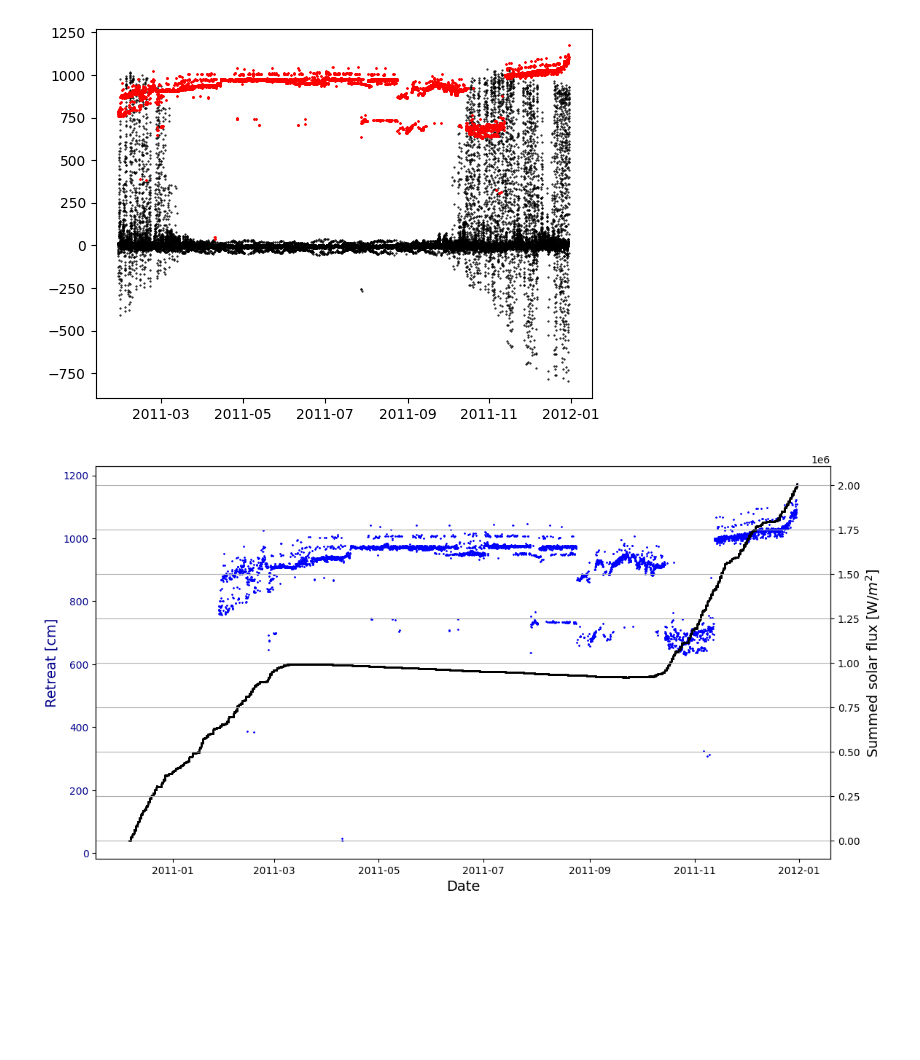
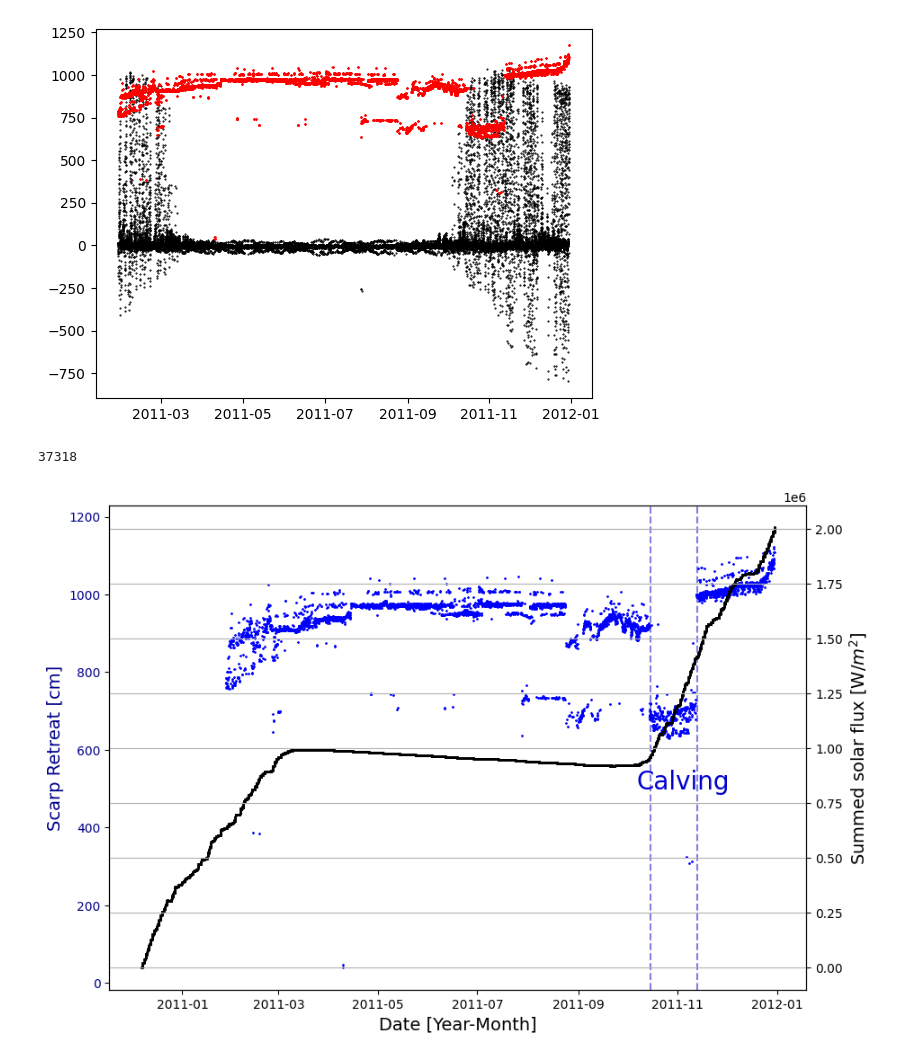
Before and after one commit to lsperezm/Martian_Icy_Scarps, a Jupyter notebook: Code/Antarctica.ipynb, the cells around one changed output. Drawn from its saved outputs; the diff is of its cells as text; code cells hidden in the pictures; blank space fills up the shorter version.

```diff
--- a/Code/Antarctica.ipynb
+++ b/Code/Antarctica.ipynb
@@ -875,22 +902,33 @@ plt.scatter(date[5000:],dist[5000:],marker='.',color='red',s=1)
 # %% [output]
 <matplotlib.collections.PathCollection at 0x...>
 [figure]
+# %%
+len(date)
+# %% [output]
+37318
 # %%
-fig, ax1=plt.subplots(figsize=(13,7))
+fig, ax1=plt.subplots(figsize=(10,7))
 
 ax1.scatter(date[5000:],dist[5000:],marker='.',color='blue',s=1)
 
-ax1.set_ylabel('Retreat [cm]',fontsize=14,color='darkblue')
-ax1.set_xlabel('Date',fontsize=14)
+ax1.set_ylabel('Scarp Retreat [cm]',fontsize=14,color='darkblue')
+ax1.set_xlabel('Date [Year-Month]',fontsize=14)
 ax1.tick_params(axis='y',labelcolor='darkblue')
+
+ax1.axvline(date[30000],color='mediumblue', linestyle='--',alpha=0.5)
+ax1.axvline(date[32750],color='mediumblue', linestyle='--',alpha=0.5)
+ax1.text(date[29200], 500, 'Calving',color='mediumblue',fontsize=20)
+
 
 ax2=ax1.twinx()
 ax2.scatter(date,sum_sf,marker='.',color='black',s=1)
 ax2.set_ylabel(r'Summed solar flux [W/$m^2$]',fontsize=14,color='black')
 ax2.tick_params(axis='y',labelcolor='black')
 
+
+
 plt.grid(True)
-plt.savefig('SolarFlux_Ant.png')
+plt.savefig('SolarFlux_AntCal.png')
 plt.show()
 # %% [output]
-[figure, old version]
+[figure, new version]
```
Also changed, not shown: parts of 4 cells of this notebook, 18 other files.
